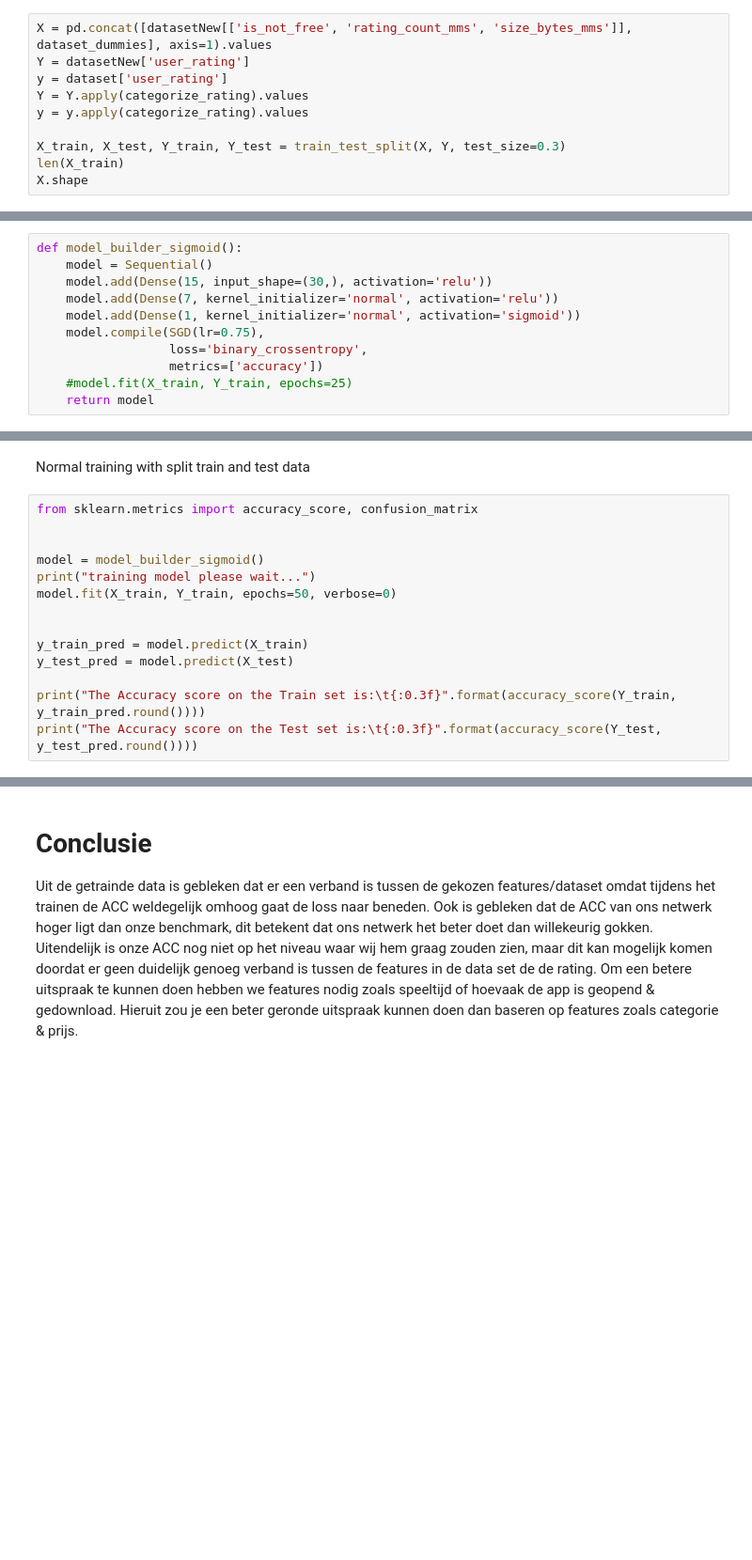
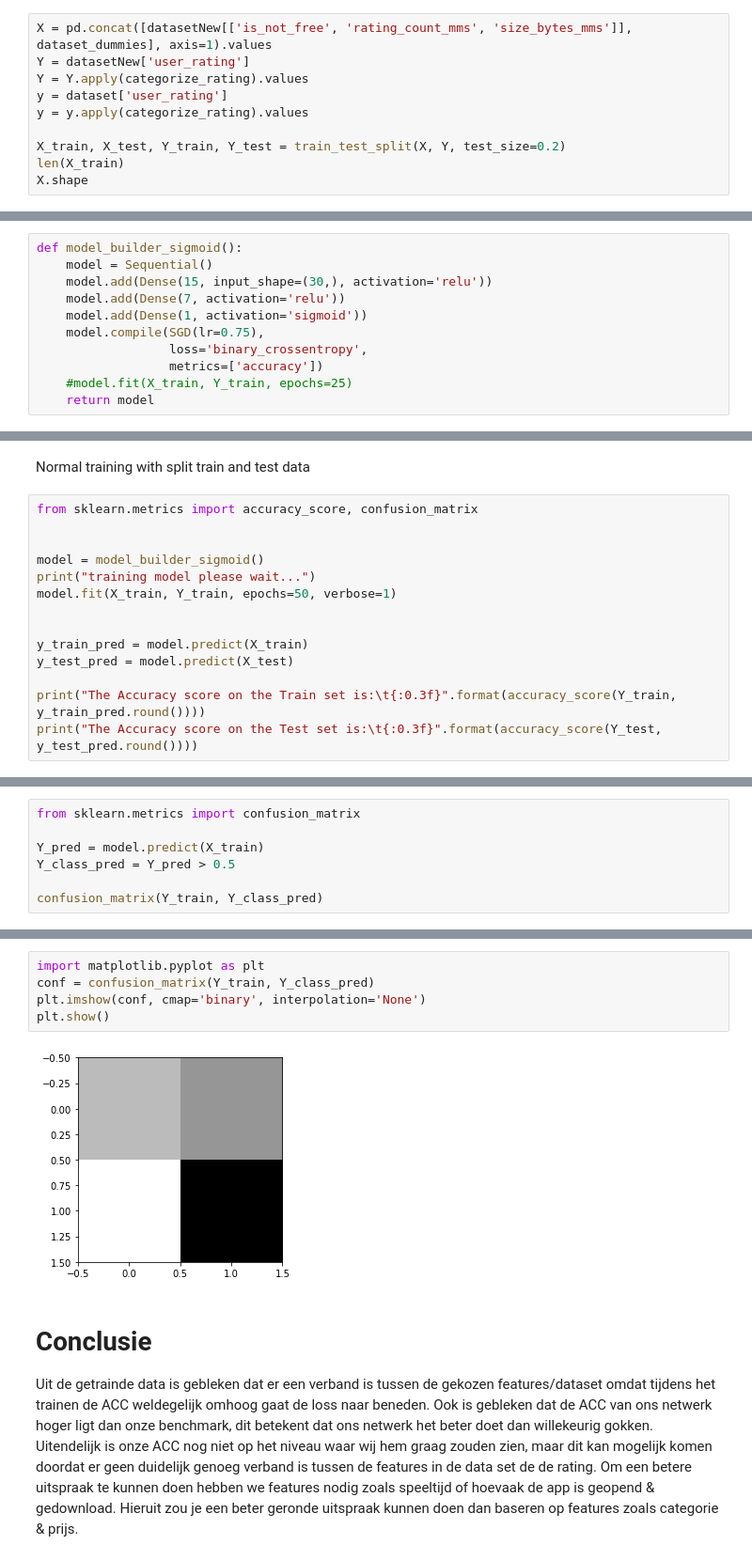
Before and after one commit to CezanvM/MachineLearning, a Jupyter notebook: src/Main.ipynb, the cells around one changed output, grey strips where cells are left out. Shown at 94% size. Drawn from its saved outputs; the diff is of its cells as text; blank space fills up the shorter version.

```diff
--- a/src/Main.ipynb
+++ b/src/Main.ipynb
@@ -406,11 +404,11 @@ Create X_train X_test Y_train Y_test with 0.2 train test split
 # %%
 X = pd.concat([datasetNew[['is_not_free', 'rating_count_mms', 'size_bytes_mms']], dataset_dummies], axis=1).values
 Y = datasetNew['user_rating']
+Y = Y.apply(categorize_rating).values
 y = dataset['user_rating']
-Y = Y.apply(categorize_rating).values
 y = y.apply(categorize_rating).values
 
-X_train, X_test, Y_train, Y_test = train_test_split(X, Y, test_size=0.3)
+X_train, X_test, Y_train, Y_test = train_test_split(X, Y, test_size=0.2)
 len(X_train)
 X.shape
 # %% [output]
@@ -430,8 +428,8 @@ The loss is calculated with a binary_crossentropy
 def model_builder_sigmoid():
     model = Sequential()
     model.add(Dense(15, input_shape=(30,), activation='relu'))
-    model.add(Dense(7, kernel_initializer='normal', activation='relu'))
-    model.add(Dense(1, kernel_initializer='normal', activation='sigmoid'))
+    model.add(Dense(7, activation='relu'))
+    model.add(Dense(1, activation='sigmoid'))
     model.compile(SGD(lr=0.75),
                   loss='binary_crossentropy',
                   metrics=['accuracy'])
@@ -456,7 +454,7 @@ from sklearn.metrics import accuracy_score, confusion_matrix
 
 model = model_builder_sigmoid()
 print("training model please wait...")
-model.fit(X_train, Y_train, epochs=50, verbose=0)
+model.fit(X_train, Y_train, epochs=50, verbose=1)
 
 
 y_train_pred = model.predict(X_train)
@@ -470,0 +483,7 @@ The Accuracy score on the Test set is:  0.616
+# %%
+from sklearn.metrics import confusion_matrix
+
+Y_pred = model.predict(X_train)
+Y_class_pred = Y_pred > 0.5
+
+confusion_matrix(Y_train, Y_class_pred)
@@ -471,3 +493,10 @@ The Accuracy score on the Test set is:  0.616
+# %%
+import matplotlib.pyplot as plt
+conf = confusion_matrix(Y_train, Y_class_pred)
+plt.imshow(conf, cmap='binary', interpolation='None')
+plt.show()
+# %% [output]
+[figure, added]
 # %% [markdown]
 # Conclusie
 Uit de getrainde data is gebleken dat er een verband is tussen de gekozen features/dataset omdat tijdens het trainen de ACC weldegelijk omhoog gaat de loss naar beneden. Ook is gebleken dat de ACC van ons netwerk hoger ligt dan onze benchmark, dit betekent dat ons netwerk het beter doet dan willekeurig gokken. Uitendelijk is onze ACC nog niet op het niveau waar wij hem graag zouden zien, maar dit kan mogelijk komen doordat er geen duidelijk genoeg verband is tussen de features in de data set de de rating. Om een betere uitspraak te kunnen doen hebben we features nodig zoals speeltijd of hoevaak de app is geopend & gedownload. Hieruit zou je een beter geronde uitspraak kunnen doen dan baseren op features zoals categorie & prijs.
```
Also changed, not shown: parts of 5 cells of this notebook.
